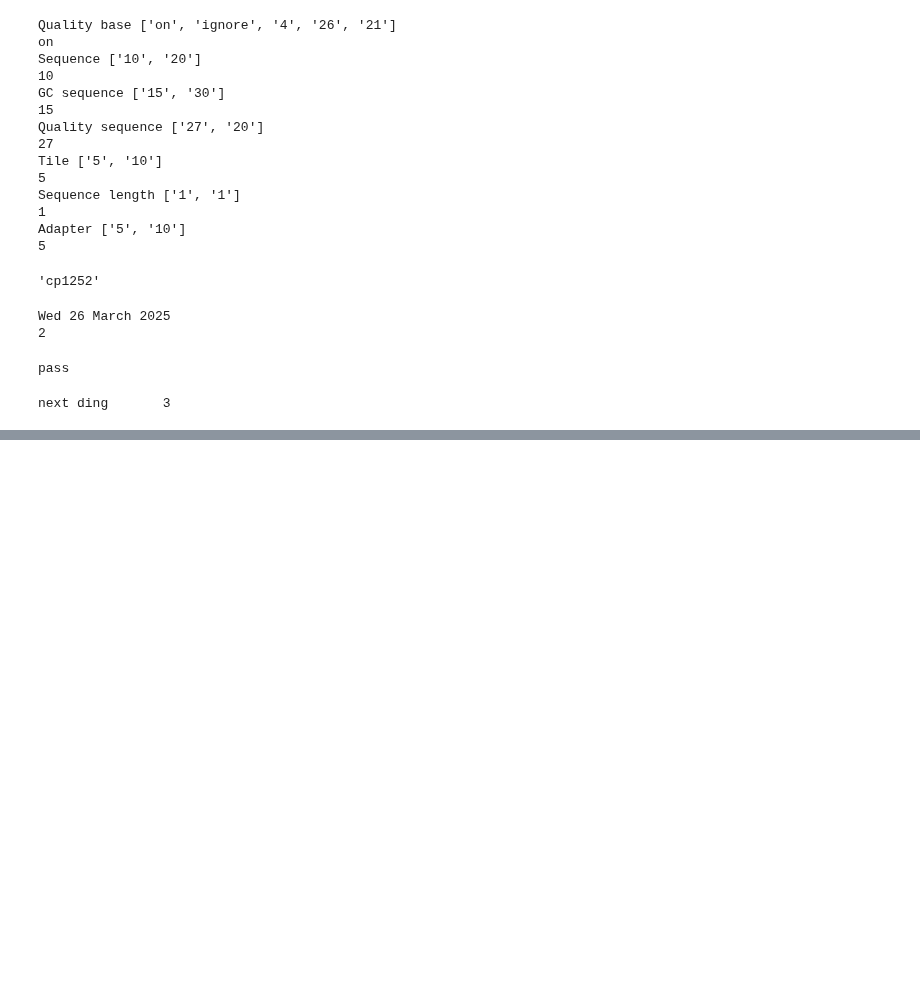
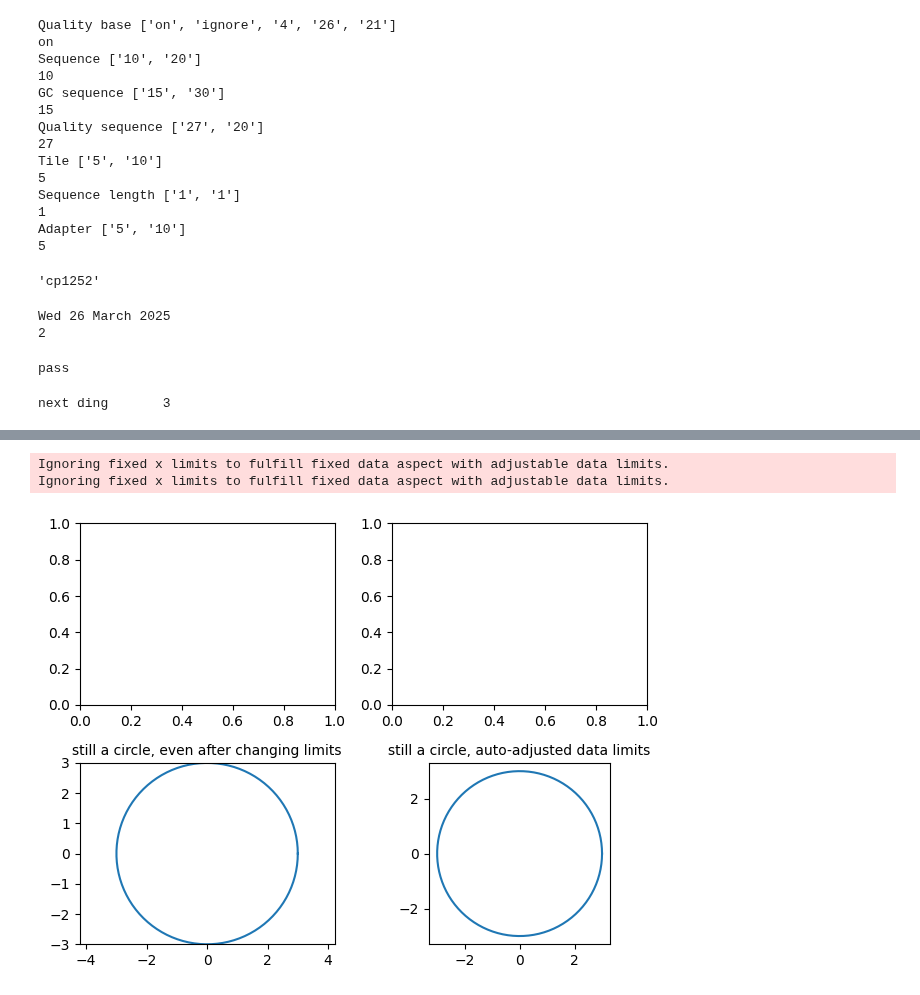
Before and after one commit to maartjevdhulst/p3-fastqc, a Jupyter notebook: website/scrips/test.ipynb, the cells around one changed output, grey strips where cells are left out. Saved outputs shown, nothing was run; the diff lists cells and outputs as text; code cells hidden in the pictures; blank space fills up the shorter version.

```diff
--- a/website/scrips/test.ipynb
+++ b/website/scrips/test.ipynb
@@ -87,0 +123,32 @@ next ding       3
+# %%
+import matplotlib.pyplot as plt
+import numpy as np
+
+# Plot circle of radius 3.
+
+an = np.linspace(0, 2 * np.pi, 100)
+fig, axs = plt.subplots(2, 2)
+
+# axs[0, 0].plot(3 * np.cos(an), 3 * np.sin(an))
+# axs[0, 0].set_title('not equal, looks like ellipse', fontsize=10)
+#
+# axs[0, 1].plot(3 * np.cos(an), 3 * np.sin(an))
+# axs[0, 1].axis('equal')
+# axs[0, 1].set_title('equal, looks like circle', fontsize=10)
+
+axs[1, 0].plot(3 * np.cos(an), 3 * np.sin(an))
+axs[1, 0].axis('equal')
+axs[1, 0].set(xlim=(-3, 3), ylim=(-3, 3))
+axs[1, 0].set_title('still a circle, even after changing limits', fontsize=10)
+
+axs[1, 1].plot(3 * np.cos(an), 3 * np.sin(an))
+axs[1, 1].set_aspect('equal', 'box')
+axs[1, 1].set_title('still a circle, auto-adjusted data limits', fontsize=10)
+
+fig.tight_layout()
+
+plt.show()
+# %% [output]
+Ignoring fixed x limits to fulfill fixed data aspect with adjustable data limits.
+Ignoring fixed x limits to fulfill fixed data aspect with adjustable data limits.
+[figure, added]
```
Also changed, not shown: parts of 1 cell of this notebook, 8 other files.
